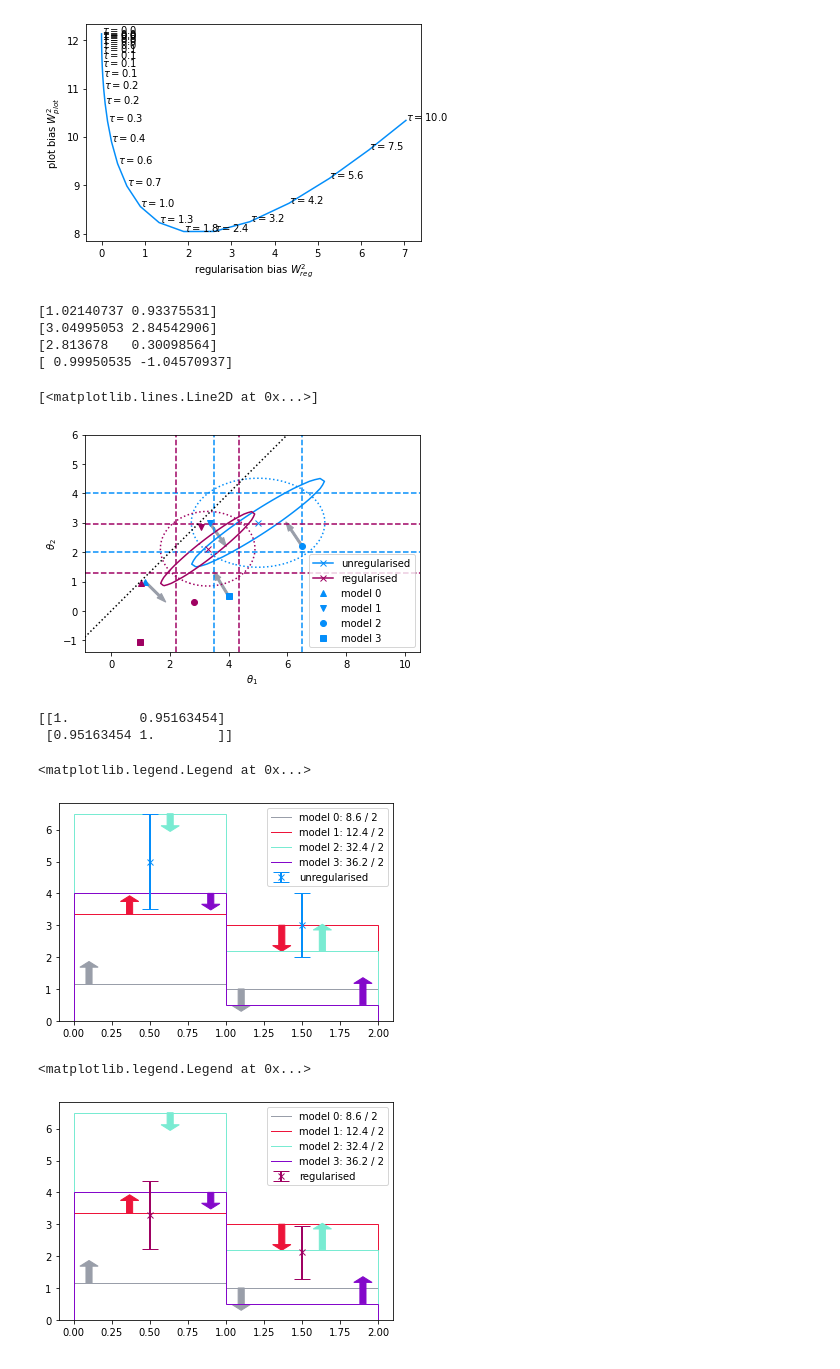
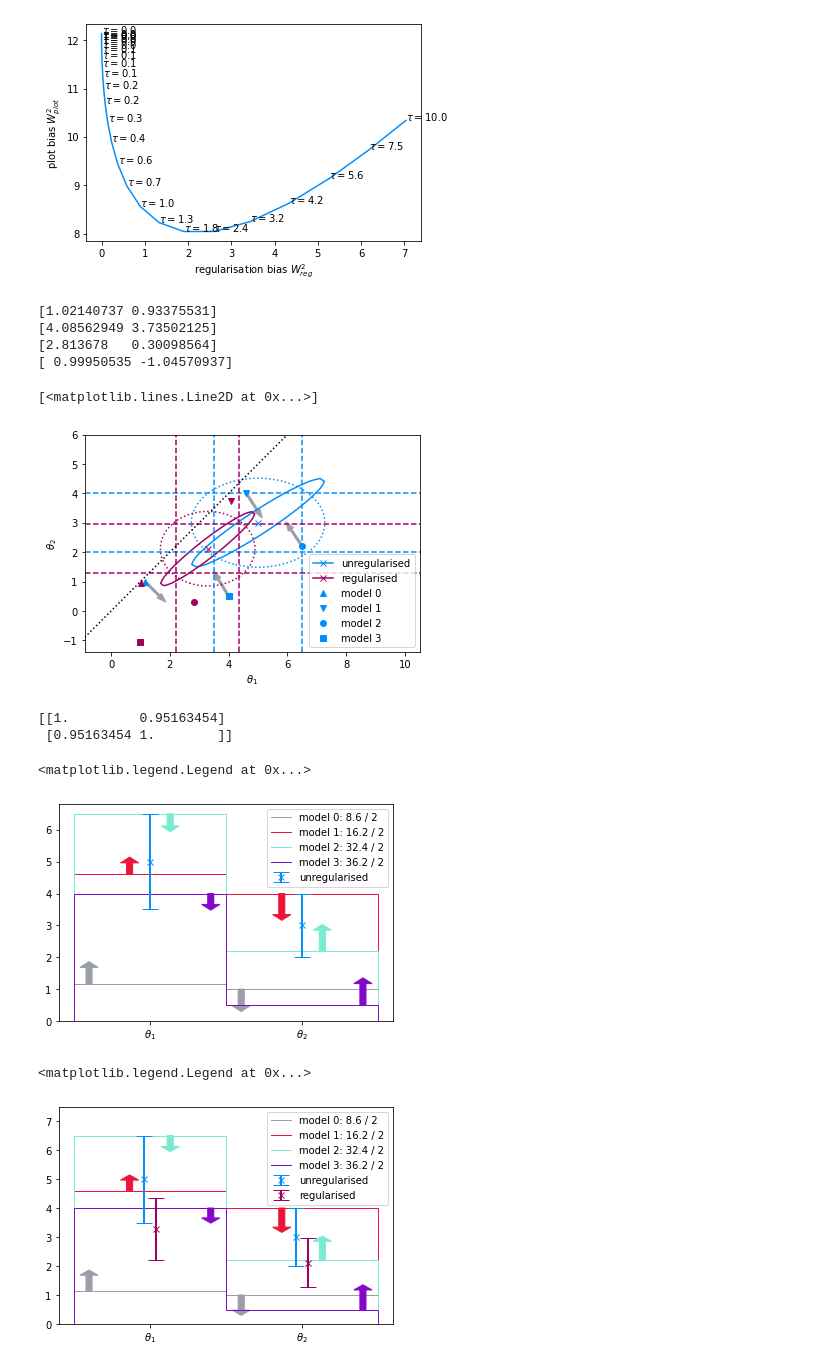
Before and after one commit to ast0815/regularisation, a Jupyter notebook: simple.ipynb, the cells around one changed output. Drawn from its saved outputs; the diff is of its cells as text; code cells hidden in the pictures.

```diff
--- a/simple.ipynb
+++ b/simple.ipynb
@@ -168,7 +169,7 @@ reg_cov = cov_list[i_W]
 reg_cov_inv = np.linalg.inv(reg_cov)
 models = [
     (1.15, 1),
-    (3.35, 3),
+    (4.6, 4),
     (6.5, 2.2),
     (4, 0.5),
     # data - 4.5*np.linalg.eig(cov)[1][:,0],
@@ -207,11 +208,11 @@ plt.plot(
 )
 # %% [output]
 [1.02140737 0.93375531]
-[3.04995053 2.84542906]
+[4.08562949 3.73502125]
 [2.813678   0.30098564]
 [ 0.99950535 -1.04570937]
 [<matplotlib.lines.Line2D at 0x...>]
-[figure, old version]
+[figure, new version]
 # %%
 print(cor_list[i_W])
 # %% [output]
@@ -250,44 +251,60 @@ for i, (model, chi, grad) in enumerate(zip(models, chis, grads)):
             color=col,
         )
 
+plt.xticks([0.5, 1.5], [r"$\theta_1$", r"$\theta_2$"])
 plt.legend()
 # %% [output]
 <matplotlib.legend.Legend at 0x...>
-[figure, old version]
+[figure, new version]
 # %%
 # Bin plot
 bins = np.array([0.0, 1.0, 2.0])
 x = (bins[1:] + bins[:-1]) / 2
 
+# unreg data
+plt.errorbar(
+    x - 0.04,
+    data,
+    yerr=np.sqrt(np.diag(cov)),
+    linestyle="",
+    marker="x",
+    linewidth=2,
+    color="C0",
+    capsize=8,
+    label="unregularised",
+)
+
 # reg data
 plt.errorbar(
-    x,
+    x + 0.04,
     reg_data,
     yerr=np.sqrt(np.diag(cov_list[i_W])),
     linestyle="",
     marker="x",
     linewidth=2,
     color="C2",
     capsize=8,
     label="regularised",
 )
 
 # models
 for i, (model, chi, grad) in enumerate(zip(models, chis, grads)):
     col = f"C{i+3}"
     plt.stairs(model, bins, color=col, label=f"model {i}: {chi:.1f} / 2")
     for ax, ay, dy in zip(x, model, grad):
         plt.arrow(
             ax - 0.4 + i * 0.8 / 3,
             ay,
             0,
             dy,
             length_includes_head=True,
             width=0.04,
             color=col,
         )
 
-plt.legend()
+plt.xticks([0.5, 1.5], [r"$\theta_1$", r"$\theta_2$"])
+plt.ylim(0,7.5)
+plt.legend(loc="upper right")
 # %% [output]
 <matplotlib.legend.Legend at 0x...>
-[figure, old version]
+[figure, new version]
```
Also changed, not shown: parts of 3 cells of this notebook, 2 other files.
